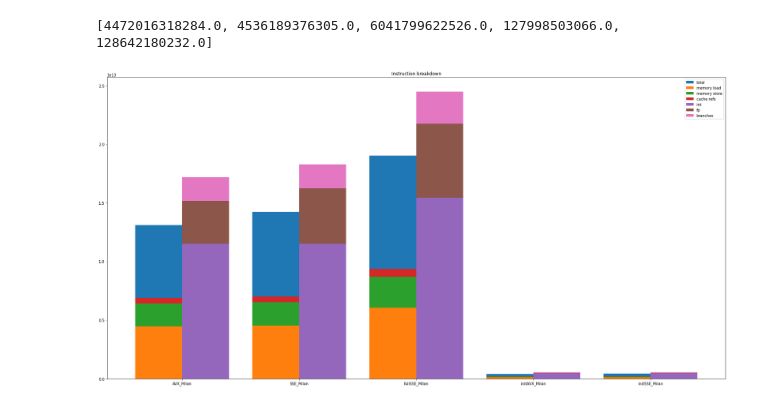
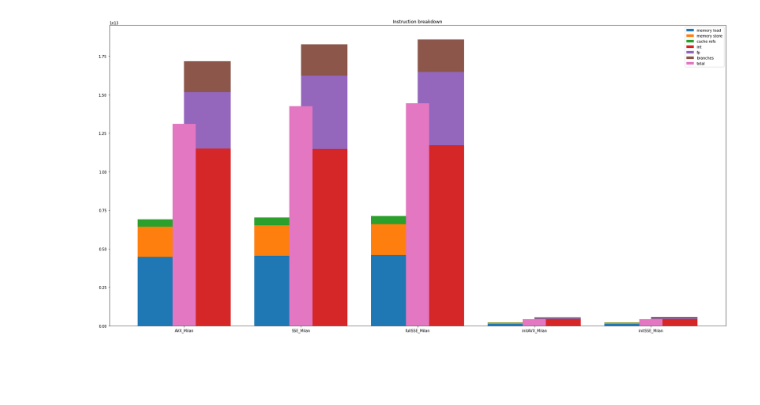
Before and after one commit to VinInn/pyTools, a Jupyter notebook: HLTperf.ipynb, the cells around one changed output. Cells and saved outputs as stored; diff of their text form; code cells hidden in the pictures; blank space fills up the shorter version.

```diff
--- a/HLTperf.ipynb
+++ b/HLTperf.ipynb
@@ -143,43 +143,42 @@ def instrBD() :
     fpop = ['de_dis_cops_from_decoder.disp_op_type.any_fp_dispatch']
     ll = []
     for wf in labels :
-        if re.search("code",wf) : ll.append(wf)
+        if re.search(code,wf) : ll.append(wf)
 
     x = np.arange(len(ll))  # the label locations
     width = 0.4  # the width of a bar
 
     fig, ax = plt.subplots()
-    rectsQ = ax.bar(x - width/2, doSum(tot,3,code), width, label='total')
     rects0 = ax.bar(x - width/2, doSum(load,3,code), width, label='memory load')
     all = load
     rects1 = ax.bar(x - width/2, doSum(store,3,code), width, label='memory store',bottom=doSum(all,3,code))
     all += store
     rects2 = ax.bar(x - width/2, doSum(ref,3,code), width, label='cache refs',bottom=doSum(all,3,code))
     all += ref
     #rects3 = ax.bar(x - width/2, doSum(br,3,code), width, label='branches',bottom=doSum(all,3,code))
     #all += br
     #rects4 = ax.bar(x - width/2, doSum(fp,3,code), width, label='fp',bottom=doSum(all,3,code))
     #
     rectsA = ax.bar(x + width/2, doSum(intop,3,code), width, label='int')
     all = intop
     rectsB = ax.bar(x + width/2, doSum(fp,3,code), width, label='fp',bottom=doSum(all,3,code))
     all += fp
     rectsC = ax.bar(x + width/2, doSum(br,3,code), width, label='branches',bottom=doSum(all,3,code))
     all += br
     #rectsD = ax.bar(x + width/2, doSum(store,3), width, label='memory store',bottom=doSum(all,3))
     #all += store
+    rectsQ = ax.bar(x, doSum(tot,3,code), width/2, label='total')
 
 
     # ax.set_ylim(0.,1.)
     ax.set_title('Instruction breakdown')
     ax.set_xticks(x,ll)
     ax.legend()
     plt.show()
 
 instrBD()
 # %% [output]
-[4472016318284.0, 4536189376305.0, 6041799622526.0, 127998503066.0, 128642180232.0]
-[figure, old version]
+[figure, new version]
 # %%
 def instrFP() :
     code = "Genoa"
```
Also changed, not shown: parts of 5 cells of this notebook, 1 other file.
